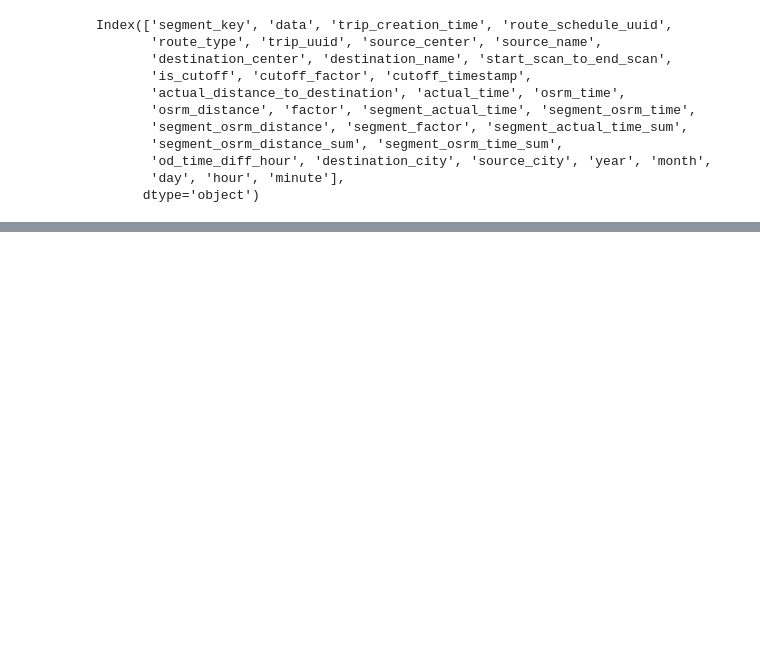
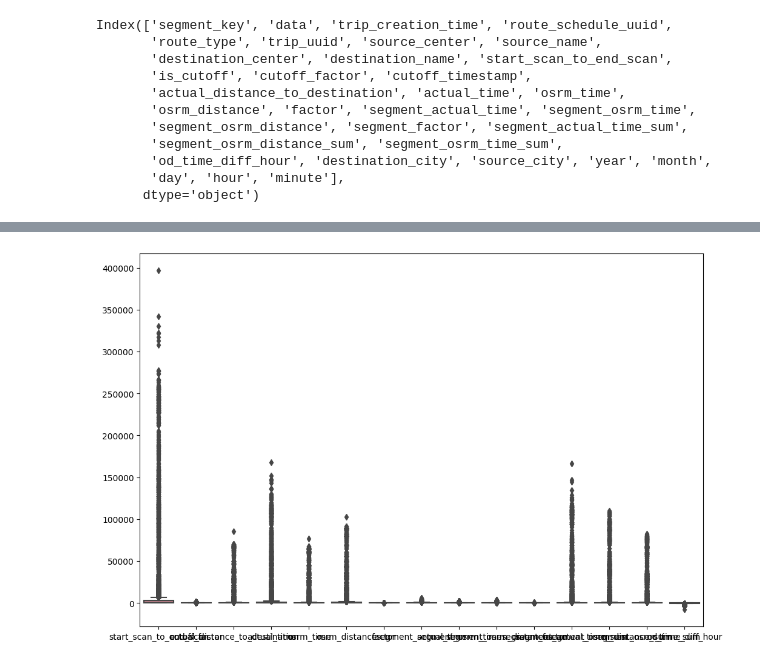
Before and after one commit to babasahebpinjar/featureengineering, a Jupyter notebook: featureEngineering.ipynb, the cells around one changed output, grey strips where cells are left out. Cells and saved outputs as stored; diff of their text form; code cells hidden in the pictures; blank space fills up the shorter version.

```diff
--- a/featureEngineering.ipynb
+++ b/featureEngineering.ipynb
@@ -73,3 +73,6 @@ df.head()
 df['data'].unique()
 # %% [output]
 array(['training', 'test'], dtype=object)
+# %%
+df = df_plain[df_plain['data'] == 'training']
+testing_df  = df_plain[df_plain['data'] == 'test']
@@ -587,0 +617,6 @@ segment['od_time_diff_hour'] = segment['od_start_time'] - segment['od_end_time']
+# %%
+# Assuming 'od_time_diff_hour' is the column you want to convert
+segment['od_time_diff_hour'] = segment['od_time_diff_hour'] / pd.Timedelta(minutes=1)
+
+# Display the result
+print(segment['od_time_diff_hour'])
@@ -879,0 +948,27 @@ Index(['segment_key', 'data', 'trip_creation_time', 'route_schedule_uuid',
+# %%
+
+
+# Assuming your dataframe is named 'df'
+numerical_features = trip_summary.select_dtypes(include=['float64', 'int64'])
+
+# Calculate the IQR for each numerical feature
+Q1 = numerical_features.quantile(0.25)
+Q3 = numerical_features.quantile(0.75)
+IQR = Q3 - Q1
+
+# Identify potential outliers
+outliers = ((numerical_features < (Q1 - 1.5 * IQR)) | (numerical_features > (Q3 + 1.5 * IQR)))
+
+import matplotlib.pyplot as plt
+import seaborn as sns
+
+# Set up the plotting environment
+plt.figure(figsize=(12, 8))
+
+# Create boxplots for numerical features
+sns.boxplot(data=numerical_features)
+
+# Display the plot
+plt.show()
+# %% [output]
+[figure, added]
```
Also changed, not shown: parts of 16 cells of this notebook.
